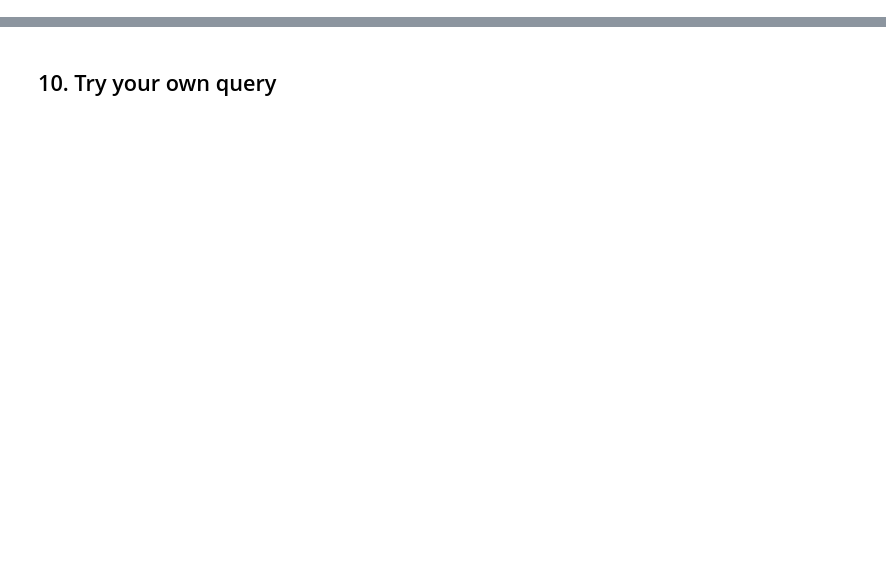
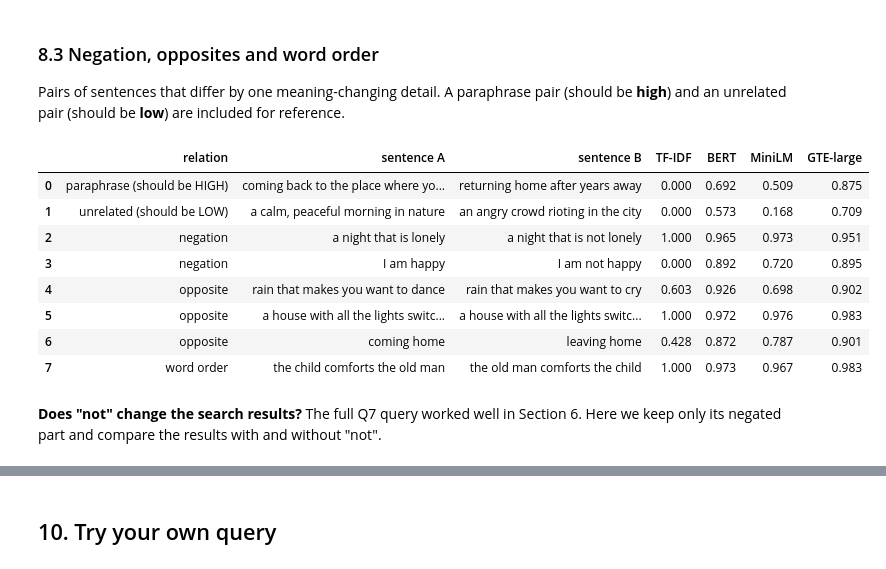
Before and after one commit to sumaiya-sultan-0008/LLM-Assigment, a Jupyter notebook: semantic_retrieval.ipynb, the cells around one changed output, grey strips where cells are left out. Cells and saved outputs as stored; diff of their text form; code cells hidden in the pictures; blank space fills up the shorter version.

```diff
--- a/semantic_retrieval.ipynb
+++ b/semantic_retrieval.ipynb
@@ -1027,0 +527,19 @@ Embeddings turn "find something that *feels* like this" into a geometric nearest
+# %%
+rows = []
+for name in MODELS:
+    relevant_scores, other_scores = [], []
+    for q in scored_queries:
+        scores = cosine_similarity(embed([q["query"]], name), item_vectors[name])[0]
+        for item_id, score in zip(items.index, scores):
+            grade = q["relevant"].get(str(item_id), 0)
+            if grade == 2:
+                relevant_scores.append(score)
+            elif grade == 0:
+                other_scores.append(score)
+    rows.append({"model": name,
+                 "lowest score": min(relevant_scores + other_scores),
+                 "highest score": max(relevant_scores + other_scores),
+                 "median score, relevant": np.median(relevant_scores),
+                 "median score, not relevant": np.median(other_scores),
+                 "gap": np.median(relevant_scores) - np.median(other_scores)})
+pd.DataFrame(rows).set_index("model").round(3)
@@ -1027,0 +553,34 @@ Embeddings turn "find something that *feels* like this" into a geometric nearest
+# %% [markdown]
+### 8.3 Negation, opposites and word order
+
+Pairs of sentences that differ by one meaning-changing detail. A paraphrase pair (should be **high**) and an unrelated pair (should be **low**) are included for reference.
+# %%
+pairs = [
+    ("paraphrase (should be HIGH)", "coming back to the place where you belong", "returning home after years away"),
+    ("unrelated (should be LOW)", "a calm, peaceful morning in nature", "an angry crowd rioting in the city"),
+    ("negation", "a night that is lonely", "a night that is not lonely"),
+    ("negation", "I am happy", "I am not happy"),
+    ("opposite", "rain that makes you want to dance", "rain that makes you want to cry"),
+    ("opposite", "a house with all the lights switched on", "a house with all the lights switched off"),
+    ("opposite", "coming home", "leaving home"),
+    ("word order", "the child comforts the old man", "the old man comforts the child"),
+]
+rows = []
+for relation, sentence_a, sentence_b in pairs:
+    row = {"relation": relation, "sentence A": sentence_a, "sentence B": sentence_b}
+    for name in MODELS:
+        row[name] = cosine_similarity(embed([sentence_a], name), embed([sentence_b], name))[0, 0]
+    rows.append(row)
+pd.DataFrame(rows).round(3)
+# %% [output]
+|  | relation | sentence A | sentence B | TF-IDF | BERT | MiniLM | GTE-large |
+| 0 | paraphrase (should be HIGH) | coming back to the place where yo... | returning home after years away | 0.000 | 0.692 | 0.509 | 0.875 |
+| 1 | unrelated (should be LOW) | a calm, peaceful morning in nature | an angry crowd rioting in the city | 0.000 | 0.573 | 0.168 | 0.709 |
+| 2 | negation | a night that is lonely | a night that is not lonely | 1.000 | 0.965 | 0.973 | 0.951 |
+| 3 | negation | I am happy | I am not happy | 0.000 | 0.892 | 0.720 | 0.895 |
+| 4 | opposite | rain that makes you want to dance | rain that makes you want to cry | 0.603 | 0.926 | 0.698 | 0.902 |
+| 5 | opposite | a house with all the lights switc... | a house with all the lights switc... | 1.000 | 0.972 | 0.976 | 0.983 |
+| 6 | opposite | coming home | leaving home | 0.428 | 0.872 | 0.787 | 0.901 |
+| 7 | word order | the child comforts the old man | the old man comforts the child | 1.000 | 0.973 | 0.967 | 0.983 |
+# %% [markdown]
+**Does "not" change the search results?** The full Q7 query worked well in Section 6. Here we keep only its negated part and compare the results with and without "not".
```
Also changed, not shown: parts of 82 cells of this notebook, 4 other files.
